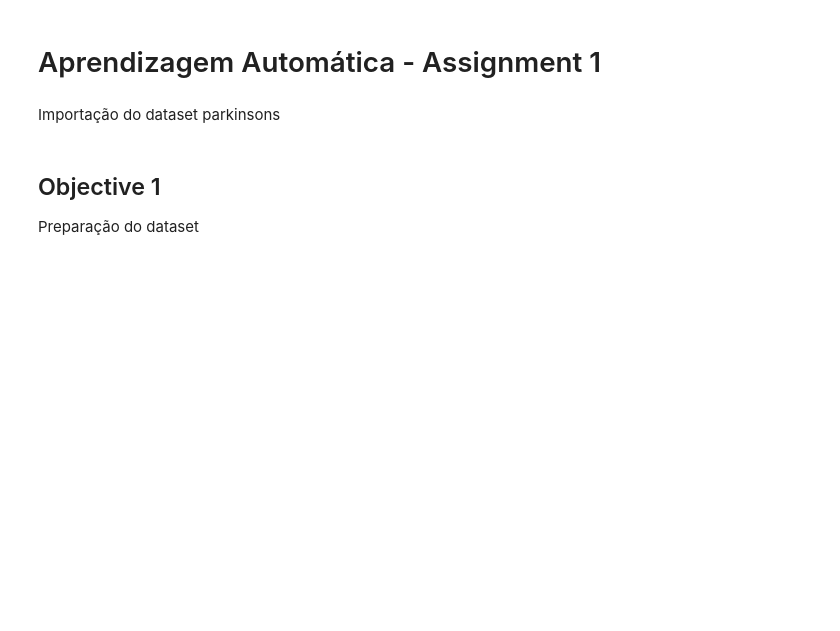
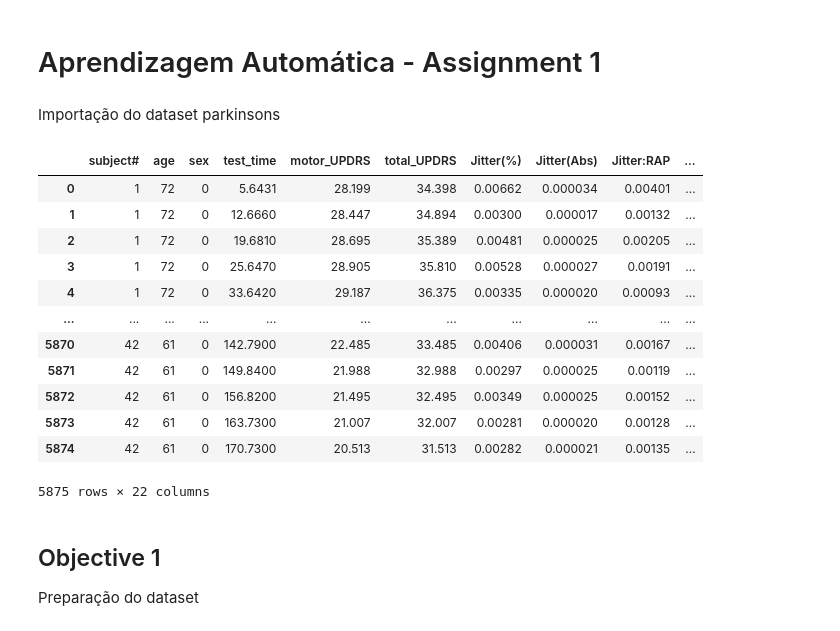
Before and after one commit to Singularitty/AAAssignments, a Jupyter notebook: Assignment 1/assignment1.ipynb, the cells around one changed output. Drawn from its saved outputs; the diff is of its cells as text; code cells hidden in the pictures; blank space fills up the shorter version.

```diff
--- a/Assignment 1/assignment1.ipynb
+++ b/Assignment 1/assignment1.ipynb
@@ -21,6 +30,21 @@ from scipy.stats import pearsonr
 Importação do dataset parkinsons
 # %%
 parkinsons_data = pd.read_csv("parkinsons_updrs.data")
+parkinsons_data
+# %% [output]
+|  | subject# | age | sex | test_time | motor_UPDRS | total_UPDRS | Jitter(%) | Jitter(Abs) | Jitter:RAP | ... |
+| 0 | 1 | 72 | 0 | 5.6431 | 28.199 | 34.398 | 0.00662 | 0.000034 | 0.00401 | ... |
+| 1 | 1 | 72 | 0 | 12.6660 | 28.447 | 34.894 | 0.00300 | 0.000017 | 0.00132 | ... |
+| 2 | 1 | 72 | 0 | 19.6810 | 28.695 | 35.389 | 0.00481 | 0.000025 | 0.00205 | ... |
+| 3 | 1 | 72 | 0 | 25.6470 | 28.905 | 35.810 | 0.00528 | 0.000027 | 0.00191 | ... |
+| 4 | 1 | 72 | 0 | 33.6420 | 29.187 | 36.375 | 0.00335 | 0.000020 | 0.00093 | ... |
+| ... | ... | ... | ... | ... | ... | ... | ... | ... | ... | ... |
+| 5870 | 42 | 61 | 0 | 142.7900 | 22.485 | 33.485 | 0.00406 | 0.000031 | 0.00167 | ... |
+| 5871 | 42 | 61 | 0 | 149.8400 | 21.988 | 32.988 | 0.00297 | 0.000025 | 0.00119 | ... |
+| 5872 | 42 | 61 | 0 | 156.8200 | 21.495 | 32.495 | 0.00349 | 0.000025 | 0.00152 | ... |
+| 5873 | 42 | 61 | 0 | 163.7300 | 21.007 | 32.007 | 0.00281 | 0.000020 | 0.00128 | ... |
+| 5874 | 42 | 61 | 0 | 170.7300 | 20.513 | 31.513 | 0.00282 | 0.000021 | 0.00135 | ... |
+5875 rows × 22 columns
 # %% [markdown]
 ## Objective 1
 Preparação do dataset
```
Also changed, not shown: parts of 34 cells of this notebook.
